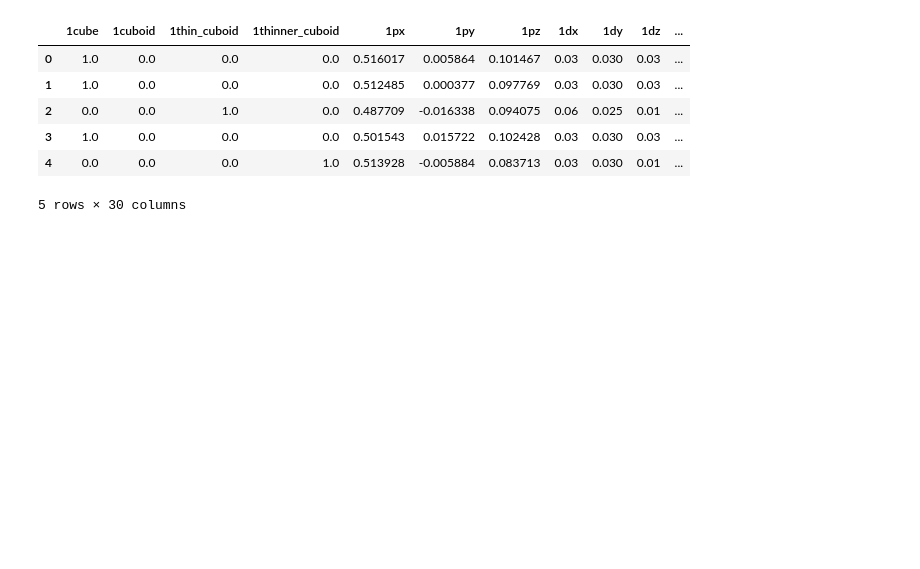
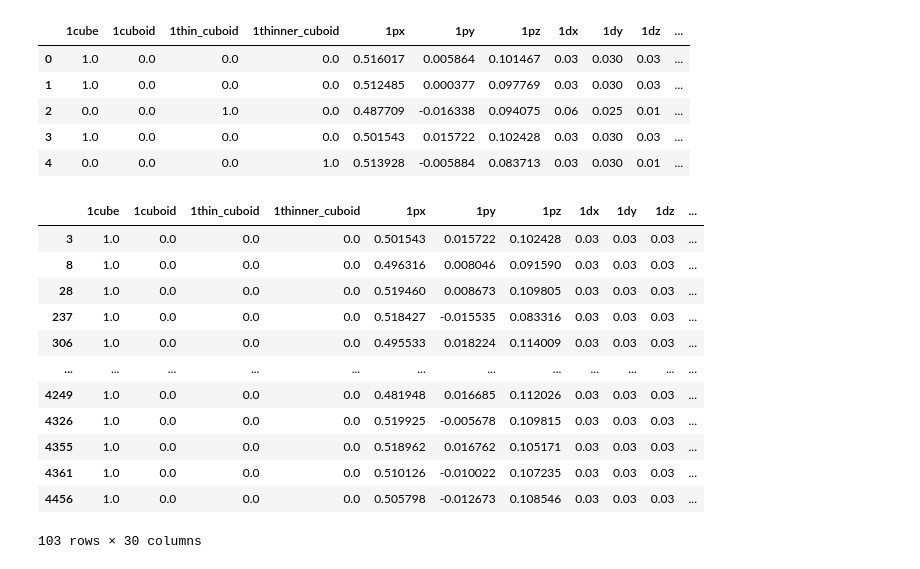
Before and after one commit to manavkulshrestha/rp, a Jupyter notebook: pybullet_ur5_robotiq/probtest.ipynb, the cells around one changed output. Saved outputs shown, nothing was run; the diff lists cells and outputs as text; code cells hidden in the pictures; blank space fills up the shorter version.

```diff
--- a/pybullet_ur5_robotiq/probtest.ipynb
+++ b/pybullet_ur5_robotiq/probtest.ipynb
@@ -27,8 +45,10 @@ dims = {
 # %%
 df = pd.read_csv('data_points.txt', sep=" ", header=None)
 # df.columns = [c for c in (i+'px',i+'py',i+'pz',i+'dx',i+'dy',i+'dz') for i in range(1,4)]
-df.columns = ['1cube','1cuboid','1thin_cuboid','1thinner_cuboid','1px','1py','1pz','1dx','1dy','1dz','2px','2py','2pz','2dx','2dy','2dz','2cube','2cuboid','2thin_cuboid','2thinner_cuboid','3px','3py','3pz','3dx','3dy','3dz','3cube','3cuboid','3thin_cuboid','3thinner_cuboid','NaN']
+df.columns = ['1cube','1cuboid','1thin_cuboid','1thinner_cuboid','1px','1py','1pz','1dx','1dy','1dz','2cube','2cuboid','2thin_cuboid','2thinner_cuboid','2px','2py','2pz','2dx','2dy','2dz','3cube','3cuboid','3thin_cuboid','3thinner_cuboid','3px','3py','3pz','3dx','3dy','3dz','NaN']
 df.drop(df.columns[-1], axis=1, inplace=True)
+pd.set_option('display.max_columns', None)
+
 df.head()
 # %% [output]
 |  | 1cube | 1cuboid | 1thin_cuboid | 1thinner_cuboid | 1px | 1py | 1pz | 1dx | 1dy | 1dz | ... |
@@ -37,4 +57,19 @@ df.head()
 | 2 | 0.0 | 0.0 | 1.0 | 0.0 | 0.487709 | -0.016338 | 0.094075 | 0.06 | 0.025 | 0.01 | ... |
 | 3 | 1.0 | 0.0 | 0.0 | 0.0 | 0.501543 | 0.015722 | 0.102428 | 0.03 | 0.030 | 0.03 | ... |
 | 4 | 0.0 | 0.0 | 0.0 | 1.0 | 0.513928 | -0.005884 | 0.083713 | 0.03 | 0.030 | 0.01 | ... |
-5 rows × 30 columns
+# %%
+df[(df['1cube'] == 1) & (df['2cube'] == 1) & (df['3thin_cuboid'] == 1)]
+# %% [output]
+|  | 1cube | 1cuboid | 1thin_cuboid | 1thinner_cuboid | 1px | 1py | 1pz | 1dx | 1dy | 1dz | ... |
+| 3 | 1.0 | 0.0 | 0.0 | 0.0 | 0.501543 | 0.015722 | 0.102428 | 0.03 | 0.03 | 0.03 | ... |
+| 8 | 1.0 | 0.0 | 0.0 | 0.0 | 0.496316 | 0.008046 | 0.091590 | 0.03 | 0.03 | 0.03 | ... |
+| 28 | 1.0 | 0.0 | 0.0 | 0.0 | 0.519460 | 0.008673 | 0.109805 | 0.03 | 0.03 | 0.03 | ... |
+| 237 | 1.0 | 0.0 | 0.0 | 0.0 | 0.518427 | -0.015535 | 0.083316 | 0.03 | 0.03 | 0.03 | ... |
+| 306 | 1.0 | 0.0 | 0.0 | 0.0 | 0.495533 | 0.018224 | 0.114009 | 0.03 | 0.03 | 0.03 | ... |
+| ... | ... | ... | ... | ... | ... | ... | ... | ... | ... | ... | ... |
+| 4249 | 1.0 | 0.0 | 0.0 | 0.0 | 0.481948 | 0.016685 | 0.112026 | 0.03 | 0.03 | 0.03 | ... |
+| 4326 | 1.0 | 0.0 | 0.0 | 0.0 | 0.519925 | -0.005678 | 0.109815 | 0.03 | 0.03 | 0.03 | ... |
+| 4355 | 1.0 | 0.0 | 0.0 | 0.0 | 0.518962 | 0.016762 | 0.105171 | 0.03 | 0.03 | 0.03 | ... |
+| 4361 | 1.0 | 0.0 | 0.0 | 0.0 | 0.510126 | -0.010022 | 0.107235 | 0.03 | 0.03 | 0.03 | ... |
+| 4456 | 1.0 | 0.0 | 0.0 | 0.0 | 0.505798 | -0.012673 | 0.108546 | 0.03 | 0.03 | 0.03 | ... |
+103 rows × 30 columns
```
Also changed, not shown: parts of 8 cells of this notebook, 1 other file.
